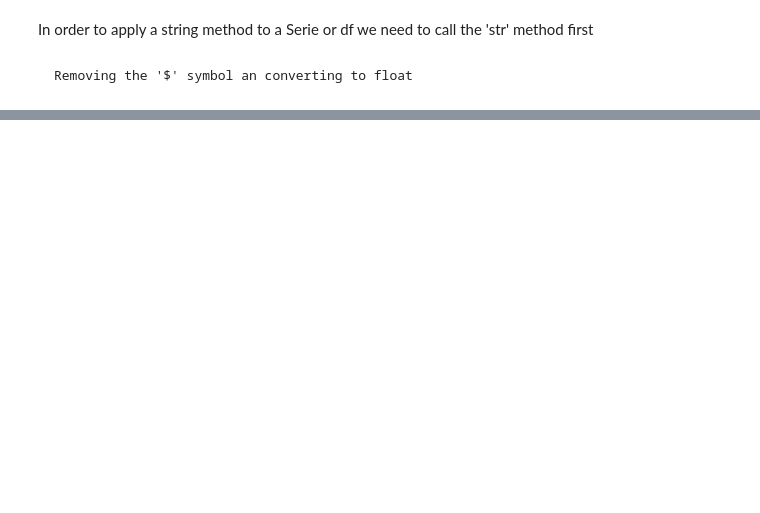
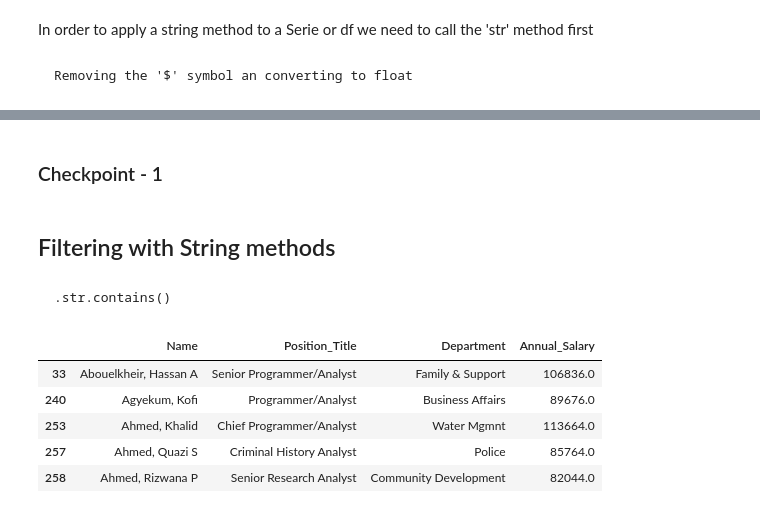
Before and after one commit to GiOvAnNa740/PythonNotebooks, a Jupyter notebook: Data_Analysis_with_Pandas_and_Python/_notes_2_TextData.ipynb, the cells around one changed output, grey strips where cells are left out. Cells and saved outputs as stored; diff of their text form; code cells hidden in the pictures; blank space fills up the shorter version.

```diff
--- a/Data_Analysis_with_Pandas_and_Python/_notes_2_TextData.ipynb
+++ b/Data_Analysis_with_Pandas_and_Python/_notes_2_TextData.ipynb
@@ -106,0 +131,2 @@ chicago["Annual_Salary"]=(chicago['Annual_Salary'].str.replace('$','')).astype(f
+# %% [markdown]
+### Checkpoint - 1
@@ -106,0 +135,14 @@ chicago["Annual_Salary"]=(chicago['Annual_Salary'].str.replace('$','')).astype(f
+# %% [markdown]
+## Filtering with String methods
+# %% [markdown]
+    .str.contains()
+# %%
+mask=chicago['Position_Title'].str.lower().str.contains('analyst')
+chicago[mask].head(5)
+# %% [output]
+|  | Name | Position_Title | Department | Annual_Salary |
+| 33 | Abouelkheir, Hassan A | Senior Programmer/Analyst | Family & Support | 106836.0 |
+| 240 | Agyekum, Kofi | Programmer/Analyst | Business Affairs | 89676.0 |
+| 253 | Ahmed, Khalid | Chief Programmer/Analyst | Water Mgmnt | 113664.0 |
+| 257 | Ahmed, Quazi S | Criminal History Analyst | Police | 85764.0 |
+| 258 | Ahmed, Rizwana P | Senior Research Analyst | Community Development | 82044.0 |
```
Also changed, not shown: parts of 24 cells of this notebook, 1 other file.
